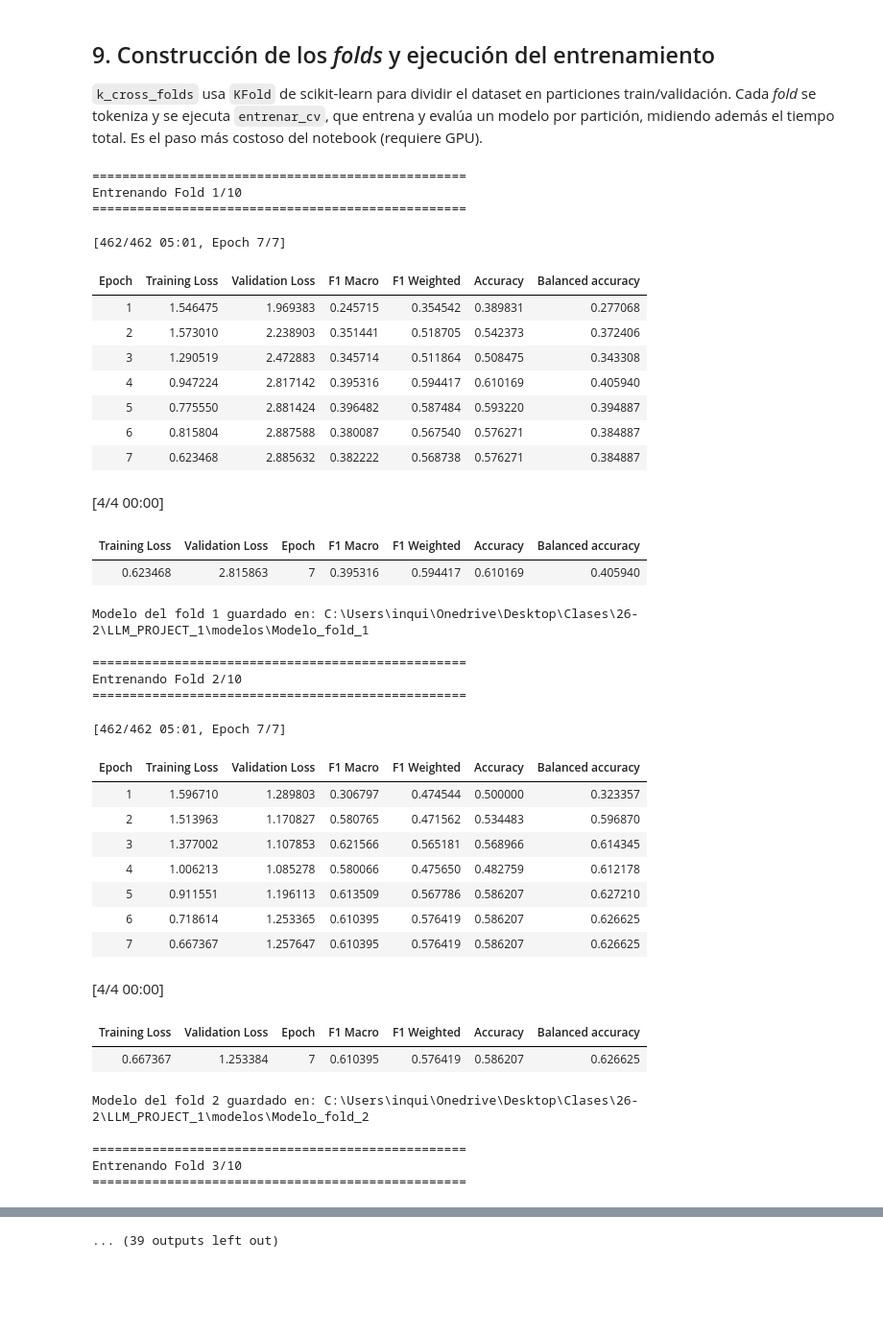
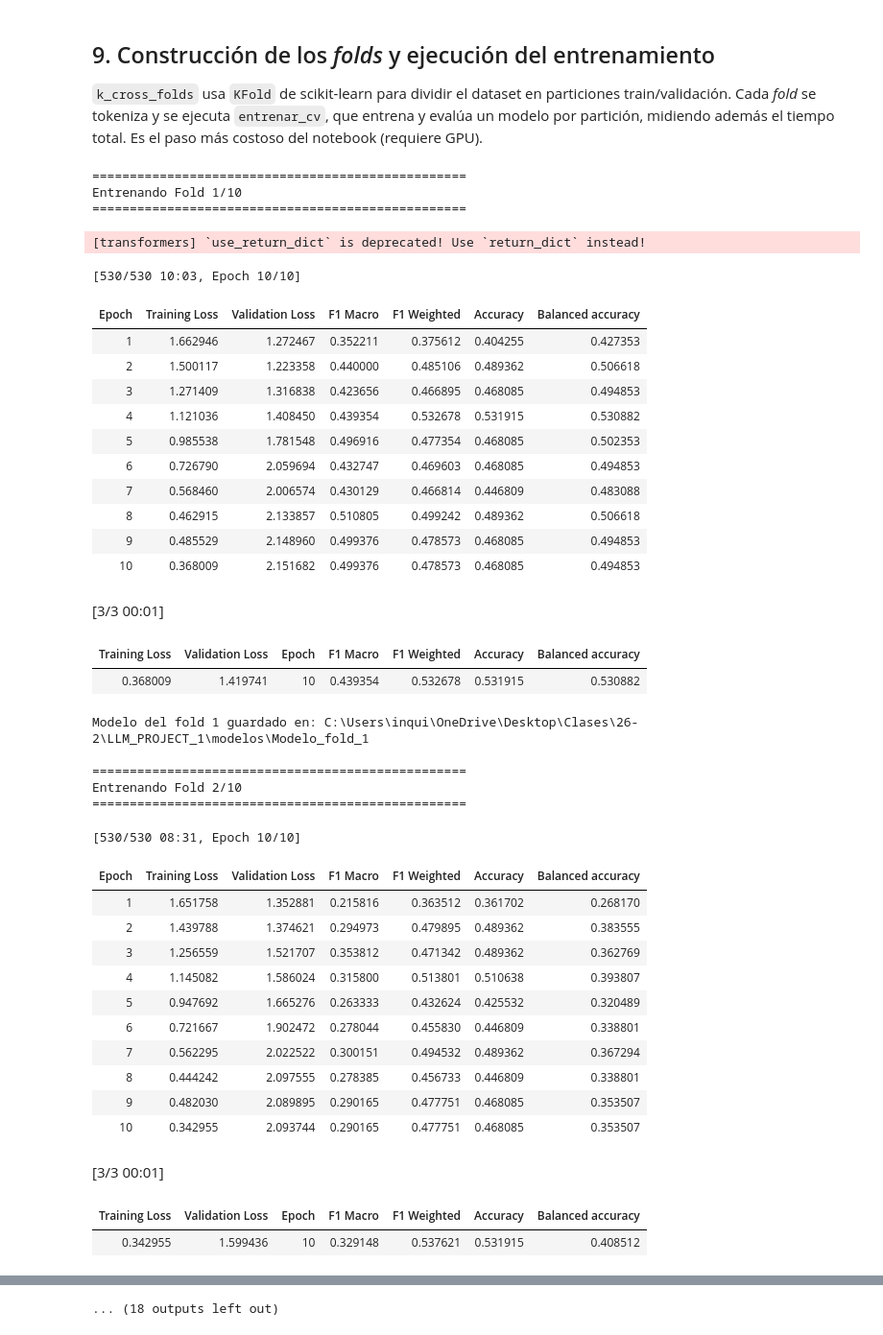
Before and after one commit to NicteSalas/LLM_PROJECT_1, a Jupyter notebook: notebooks_proyecto/FineTuning.ipynb, the cells around one changed output, grey strips where cells are left out. Shown at 96% size. Cells and saved outputs as stored; diff of their text form; code cells hidden in the pictures; blank space fills up the shorter version.

```diff
--- a/notebooks_proyecto/FineTuning.ipynb
+++ b/notebooks_proyecto/FineTuning.ipynb
@@ -63,7 +65,7 @@ PROJECT_ROOT = Path(os.getcwd()).parent
 
 # Ruta completa a carpetas
 MODELOS_PATH = PROJECT_ROOT / 'modelos'
-DATOS_PATH = PROJECT_ROOT / 'data' / 'limpieza_final' / 'etiquetado_humano_unificado.csv'
+DATOS_PATH = PROJECT_ROOT / 'data' / 'limpieza_final' / 'etiquetado_humano_tuneo.csv'
 print(str(MODELOS_PATH))
 print(str(DATOS_PATH))
 corpus = pd.read_csv(DATOS_PATH, usecols = ['comentario', 'etiquetado_humano','categoria'],encoding = 'utf-8-sig')
@@ -179,10 +206,10 @@ clasificador = AutoModelForSequenceClassification.from_pretrained(
 #Ahora, configuramos LORA
 lora_config = LoraConfig(
     task_type = TaskType.SEQ_CLS,   # clasificación de secuencias
-    r=16,              # rango: dimensión de las matrices B y A
+    r=32,              # rango: dimensión de las matrices B y A
                       # valores típicos: 4, 8, 16, 32, 64
                       # mayor r = más capacidad, más parámetros
-    lora_alpha=32,    # escala: controla cuánto pesa ΔW vs W original
+    lora_alpha=64,    # escala: controla cuánto pesa ΔW vs W original
                       # regla general: lora_alpha = 2 * r
                       # el peso efectivo es (lora_alpha / r) * BA
     lora_dropout=0.1, # dropout aplicado a las capas LoRA (regularización)
@@ -190,9 +217,12 @@ lora_config = LoraConfig(
     target_modules=[  # ¿en qué capas de BERT aplicar LoRA?
         'query',      # proyección Q en self-attention
         'value',      # proyección V en self-attention
-        # 'key', 'dense' — se pueden agregar para más capacidad
+         'key',
+        'dense'       #key y dense opcionales
     ],
 )
+'''El primer tuneo lo realizamos con r = 16, lora_alpha = 32, sin key ni dense'''
+
 
 #El fine tuning lo hacemos con lora a traves de peft:
 #Parameter-Efficient Fine-Tuning (PEFT) methods enable efficient adaptation of large pretrained models
@@ -336,7 +368,7 @@ training_args = TrainingArguments(
     output_dir = MODELOS_PATH,
 
     # Épocas y batch
-    num_train_epochs=7, # despues de prueba y error, concluimos que 7 epocas es suficiente
+    num_train_epochs=10, # despues de prueba y error, concluimos que 7 epocas es suficiente
     per_device_train_batch_size=8,
     per_device_eval_batch_size=16,
 
@@ -482,64 +514,66 @@ def k_cross_folds(dataset, k=5, seed=61298):
 folds = k_cross_folds(muestra_ds, k=10, seed=semilla)
 #print(folds)
 
 folds_tokenizados = []
 for j in folds:
     #print(j)
     j = DatasetDict({'train': j['train'], 'validation': j['validation'],
                          'test': j['validation']})
     folds_tokenizados.append(j.map(tokenizar, batched=True, remove_columns=['text']))
 
 modelo = 'nlptown/bert-base-multilingual-uncased-sentiment'
 #Finalmente entrenamos y revisamos metricas con 5-cross validation
 inicio = time.time()
 tokenizer = AutoTokenizer.from_pretrained(modelo)
 resultados_cv = entrenar_cv(
     folds_cv=folds_tokenizados,
     modelo=modelo,
     tokenizer=tokenizer,
-    num_epochs=3
+    num_epochs=10
 )
 fin = time.time()
 tiempo_total = fin - inicio
 
 
 print(f"\nEntrenamiento completo.")
 print(f"Tiempo total: {tiempo_total:.4f}s")
 # %% [output]
 ==================================================
 Entrenando Fold 1/10
 ==================================================
-[462/462 05:01, Epoch 7/7]
+[transformers] `use_return_dict` is deprecated! Use `return_dict` instead!
+[530/530 10:03, Epoch 10/10]
 | Epoch | Training Loss | Validation Loss | F1 Macro | F1 Weighted | Accuracy | Balanced accuracy |
-| 1 | 1.546475 | 1.969383 | 0.245715 | 0.354542 | 0.389831 | 0.277068 |
-| 2 | 1.573010 | 2.238903 | 0.351441 | 0.518705 | 0.542373 | 0.372406 |
-| 3 | 1.290519 | 2.472883 | 0.345714 | 0.511864 | 0.508475 | 0.343308 |
-| 4 | 0.947224 | 2.817142 | 0.395316 | 0.594417 | 0.610169 | 0.405940 |
-| 5 | 0.775550 | 2.881424 | 0.396482 | 0.587484 | 0.593220 | 0.394887 |
-| 6 | 0.815804 | 2.887588 | 0.380087 | 0.567540 | 0.576271 | 0.384887 |
-| 7 | 0.623468 | 2.885632 | 0.382222 | 0.568738 | 0.576271 | 0.384887 |
+| 1 | 1.662946 | 1.272467 | 0.352211 | 0.375612 | 0.404255 | 0.427353 |
+| 2 | 1.500117 | 1.223358 | 0.440000 | 0.485106 | 0.489362 | 0.506618 |
+| 3 | 1.271409 | 1.316838 | 0.423656 | 0.466895 | 0.468085 | 0.494853 |
+| 4 | 1.121036 | 1.408450 | 0.439354 | 0.532678 | 0.531915 | 0.530882 |
+| 5 | 0.985538 | 1.781548 | 0.496916 | 0.477354 | 0.468085 | 0.502353 |
+| 6 | 0.726790 | 2.059694 | 0.432747 | 0.469603 | 0.468085 | 0.494853 |
+| 7 | 0.568460 | 2.006574 | 0.430129 | 0.466814 | 0.446809 | 0.483088 |
+| 8 | 0.462915 | 2.133857 | 0.510805 | 0.499242 | 0.489362 | 0.506618 |
+| 9 | 0.485529 | 2.148960 | 0.499376 | 0.478573 | 0.468085 | 0.494853 |
+| 10 | 0.368009 | 2.151682 | 0.499376 | 0.478573 | 0.468085 | 0.494853 |
-[4/4 00:00]
+[3/3 00:01]
 | Training Loss | Validation Loss | Epoch | F1 Macro | F1 Weighted | Accuracy | Balanced accuracy |
-| 0.623468 | 2.815863 | 7 | 0.395316 | 0.594417 | 0.610169 | 0.405940 |
+| 0.368009 | 1.419741 | 10 | 0.439354 | 0.532678 | 0.531915 | 0.530882 |
-Modelo del fold 1 guardado en: C:\Users\inqui\Onedrive\Desktop\Clases\26-2\LLM_PROJECT_1\modelos\Modelo_fold_1
-
-==================================================
-Entrenando Fold 2/10
-==================================================
-[462/462 05:01, Epoch 7/7]
+Modelo del fold 1 guardado en: C:\Users\inqui\OneDrive\Desktop\Clases\26-2\LLM_PROJECT_1\modelos\Modelo_fold_1
+
+==================================================
+Entrenando Fold 2/10
+==================================================
+[530/530 08:31, Epoch 10/10]
 | Epoch | Training Loss | Validation Loss | F1 Macro | F1 Weighted | Accuracy | Balanced accuracy |
-| 1 | 1.596710 | 1.289803 | 0.306797 | 0.474544 | 0.500000 | 0.323357 |
-| 2 | 1.513963 | 1.170827 | 0.580765 | 0.471562 | 0.534483 | 0.596870 |
-| 3 | 1.377002 | 1.107853 | 0.621566 | 0.565181 | 0.568966 | 0.614345 |
-| 4 | 1.006213 | 1.085278 | 0.580066 | 0.475650 | 0.482759 | 0.612178 |
-| 5 | 0.911551 | 1.196113 | 0.613509 | 0.567786 | 0.586207 | 0.627210 |
-| 6 | 0.718614 | 1.253365 | 0.610395 | 0.576419 | 0.586207 | 0.626625 |
-| 7 | 0.667367 | 1.257647 | 0.610395 | 0.576419 | 0.586207 | 0.626625 |
+| 1 | 1.651758 | 1.352881 | 0.215816 | 0.363512 | 0.361702 | 0.268170 |
+| 2 | 1.439788 | 1.374621 | 0.294973 | 0.479895 | 0.489362 | 0.383555 |
+| 3 | 1.256559 | 1.521707 | 0.353812 | 0.471342 | 0.489362 | 0.362769 |
+| 4 | 1.145082 | 1.586024 | 0.315800 | 0.513801 | 0.510638 | 0.393807 |
+| 5 | 0.947692 | 1.665276 | 0.263333 | 0.432624 | 0.425532 | 0.320489 |
+| 6 | 0.721667 | 1.902472 | 0.278044 | 0.455830 | 0.446809 | 0.338801 |
+| 7 | 0.562295 | 2.022522 | 0.300151 | 0.494532 | 0.489362 | 0.367294 |
+| 8 | 0.444242 | 2.097555 | 0.278385 | 0.456733 | 0.446809 | 0.338801 |
+| 9 | 0.482030 | 2.089895 | 0.290165 | 0.477751 | 0.468085 | 0.353507 |
+| 10 | 0.342955 | 2.093744 | 0.290165 | 0.477751 | 0.468085 | 0.353507 |
-[4/4 00:00]
+[3/3 00:01]
 | Training Loss | Validation Loss | Epoch | F1 Macro | F1 Weighted | Accuracy | Balanced accuracy |
-| 0.667367 | 1.253384 | 7 | 0.610395 | 0.576419 | 0.586207 | 0.626625 |
+| 0.342955 | 1.599436 | 10 | 0.329148 | 0.537621 | 0.531915 | 0.408512 |
-Modelo del fold 2 guardado en: C:\Users\inqui\Onedrive\Desktop\Clases\26-2\LLM_PROJECT_1\modelos\Modelo_fold_2
-
-==================================================
-Entrenando Fold 3/10
-==================================================
@@ -547 +585 @@ Entrenando Fold 3/10
-... (39 outputs left out)
+... (18 outputs left out)
```
Also changed, not shown: parts of 7 cells of this notebook, 38 other files.
